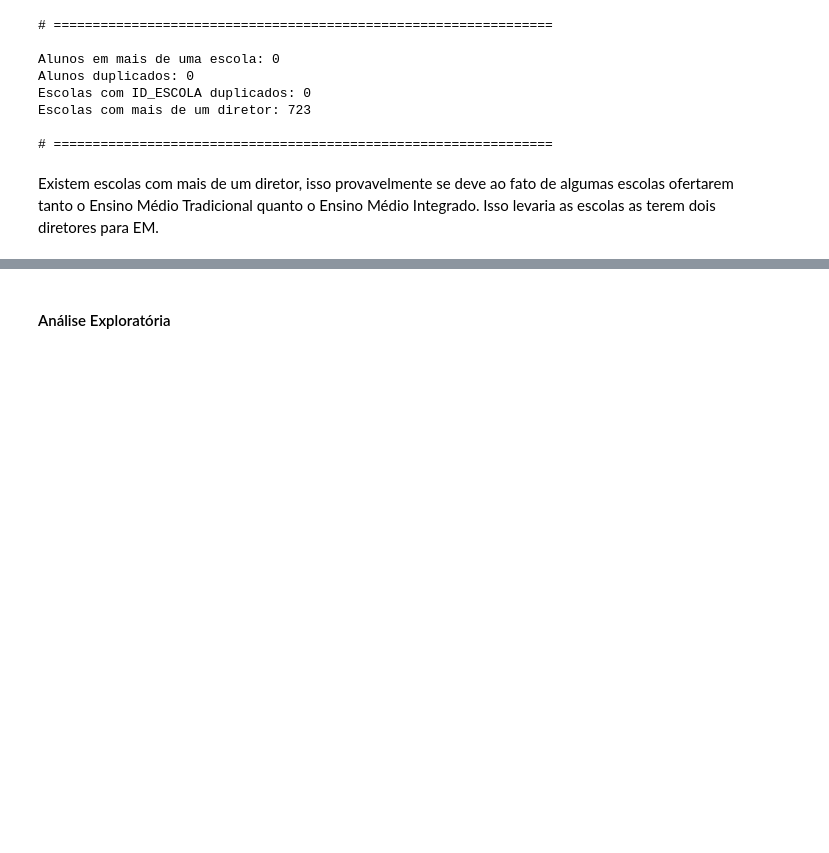
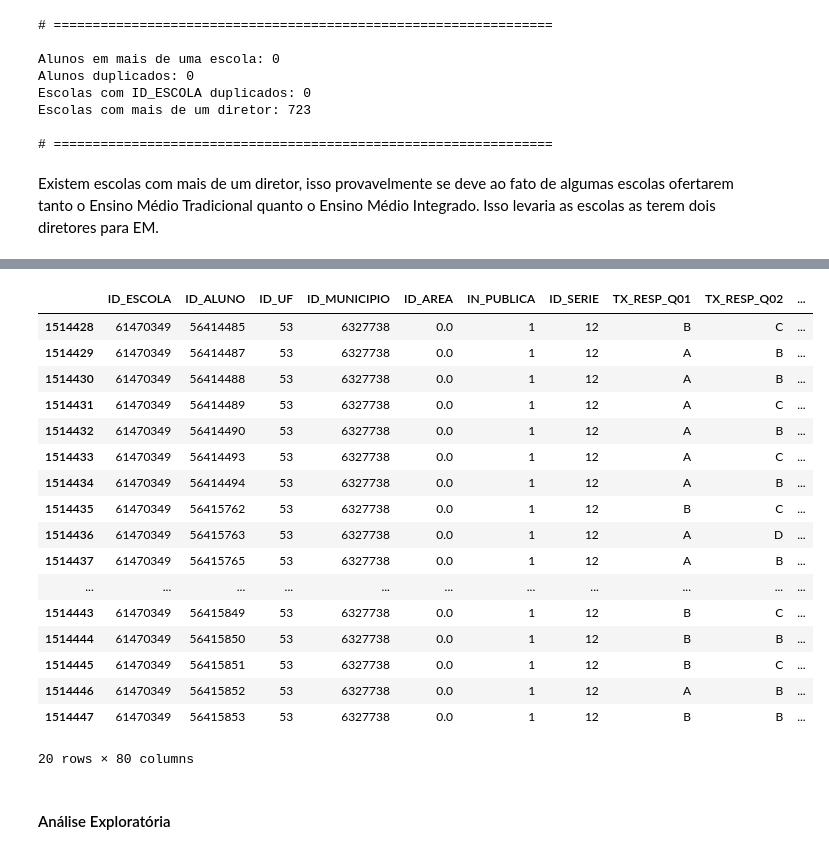
Before and after one commit to acarolls/projeto_IML, a Jupyter notebook: NotebookFinal.ipynb, the cells around one changed output, grey strips where cells are left out. Cells and saved outputs as stored; diff of their text form; code cells hidden in the pictures; blank space fills up the shorter version.

Commit message:
Pré-processamento: tratamento de features de aluno

```diff
--- a/NotebookFinal.ipynb
+++ b/NotebookFinal.ipynb
@@ -393,2 +442,79 @@ Linhas finais: 1,514,448
+# %%
+# ================================================================
+# Adicionando a classificação de nível de acordo com a escala SAEB
+# ================================================================
+df_final = df_unificado.copy()
+
+def classificar_nivel_LP(nota_proficiencia):
+    if nota_proficiencia < 225:
+        return 0
+    elif 225 <= nota_proficiencia < 250:
+        return 1
+    elif 250 <= nota_proficiencia < 275:
+        return 2
+    elif 275 <= nota_proficiencia < 300:
+        return 3
+    elif 300 <= nota_proficiencia < 325:
+        return 4
+    elif 325 <= nota_proficiencia < 350:
+        return 5
+    elif 350 <= nota_proficiencia < 375:
+        return 6
+    elif 375 <= nota_proficiencia < 400:
+        return 7
+    elif nota_proficiencia >= 400:
+        return 8
+
+def classificar_nivel_MT(nota_proficiencia):
+    if nota_proficiencia < 225:
+        return 0
+    elif 225 <= nota_proficiencia < 250:
+        return 1
+    elif 250 <= nota_proficiencia < 275:
+        return 2
+    elif 275 <= nota_proficiencia < 300:
+        return 3
+    elif 300 <= nota_proficiencia < 325:
+        return 4
+    elif 325 <= nota_proficiencia < 350:
+        return 5
+    elif 350 <= nota_proficiencia < 375:
+        return 6
+    elif 375 <= nota_proficiencia < 400:
+        return 7
+    elif 400 <= nota_proficiencia < 425:
+        return 8
+    elif 425 <= nota_proficiencia < 450:
+        return 9
+    elif nota_proficiencia >= 450:
+        return 10
+
+# Adicionando os níveis de proficiência de cada aluno e removendo as colunas originais de proficiência
+df_final['MEDIA_EM_NIVEL_LP'] = df_final['MEDIA_EM_LP'].apply(classificar_nivel_LP)
+df_final['MEDIA_EM_NIVEL_MT'] = df_final['MEDIA_EM_MT'].apply(classificar_nivel_MT)
+df_final['NIVEL_LP'] = df_final['PROFICIENCIA_LP_SAEB'].apply(classificar_nivel_LP)
+df_final['NIVEL_MT'] = df_final['PROFICIENCIA_MT_SAEB'].apply(classificar_nivel_MT)
+df_final = df_final.drop(columns=['PROFICIENCIA_LP_SAEB', 'PROFICIENCIA_MT_SAEB', 'MEDIA_EM_LP', 'MEDIA_EM_MT'])
+
+df_final.tail(20)
+# %% [output]
+|  | ID_ESCOLA | ID_ALUNO | ID_UF | ID_MUNICIPIO | ID_AREA | IN_PUBLICA | ID_SERIE | TX_RESP_Q01 | TX_RESP_Q02 | ... |
+| 1514428 | 61470349 | 56414485 | 53 | 6327738 | 0.0 | 1 | 12 | B | C | ... |
+| 1514429 | 61470349 | 56414487 | 53 | 6327738 | 0.0 | 1 | 12 | A | B | ... |
+| 1514430 | 61470349 | 56414488 | 53 | 6327738 | 0.0 | 1 | 12 | A | B | ... |
+| 1514431 | 61470349 | 56414489 | 53 | 6327738 | 0.0 | 1 | 12 | A | C | ... |
+| 1514432 | 61470349 | 56414490 | 53 | 6327738 | 0.0 | 1 | 12 | A | B | ... |
+| 1514433 | 61470349 | 56414493 | 53 | 6327738 | 0.0 | 1 | 12 | A | C | ... |
+| 1514434 | 61470349 | 56414494 | 53 | 6327738 | 0.0 | 1 | 12 | A | B | ... |
+| 1514435 | 61470349 | 56415762 | 53 | 6327738 | 0.0 | 1 | 12 | B | C | ... |
+| 1514436 | 61470349 | 56415763 | 53 | 6327738 | 0.0 | 1 | 12 | A | D | ... |
+| 1514437 | 61470349 | 56415765 | 53 | 6327738 | 0.0 | 1 | 12 | A | B | ... |
+| ... | ... | ... | ... | ... | ... | ... | ... | ... | ... | ... |
+| 1514443 | 61470349 | 56415849 | 53 | 6327738 | 0.0 | 1 | 12 | B | C | ... |
+| 1514444 | 61470349 | 56415850 | 53 | 6327738 | 0.0 | 1 | 12 | B | B | ... |
+| 1514445 | 61470349 | 56415851 | 53 | 6327738 | 0.0 | 1 | 12 | B | C | ... |
+| 1514446 | 61470349 | 56415852 | 53 | 6327738 | 0.0 | 1 | 12 | A | B | ... |
+| 1514447 | 61470349 | 56415853 | 53 | 6327738 | 0.0 | 1 | 12 | B | B | ... |
+20 rows × 80 columns
 # %% [markdown]
 #### Análise Exploratória
```
Also changed, not shown: parts of 7 cells of this notebook, 3 other files.
